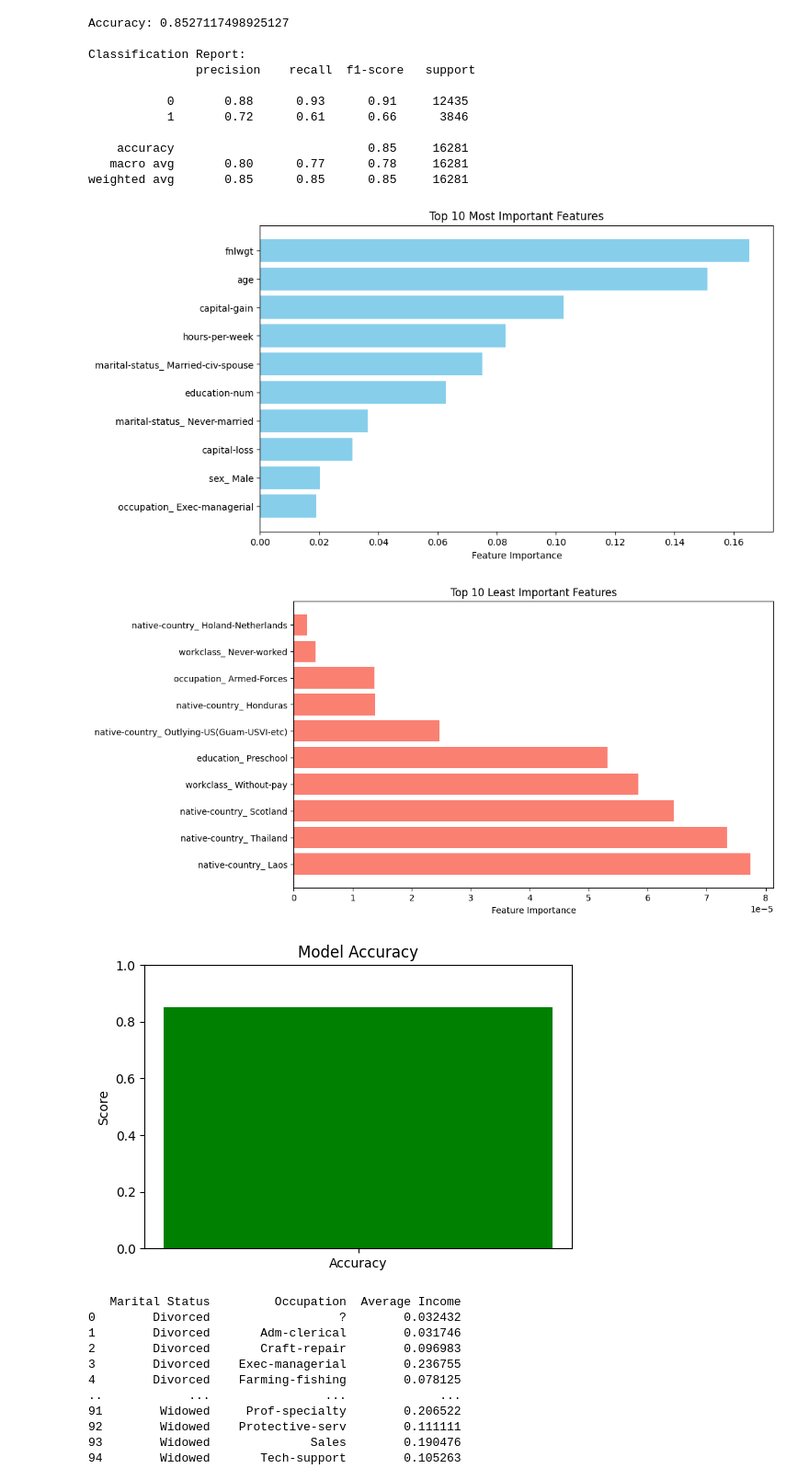
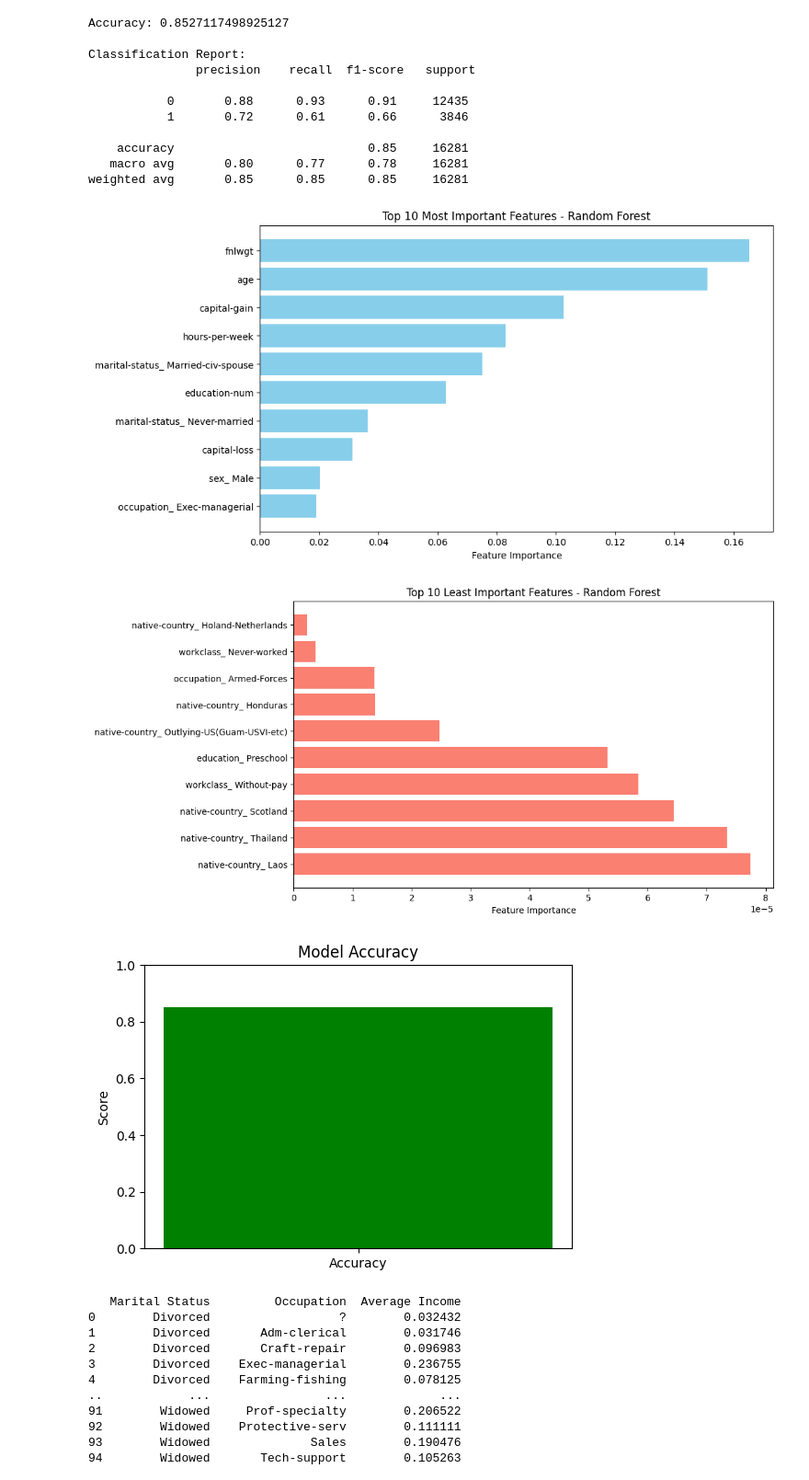
Before and after one commit to avr1/CS6140FinalProject, a Jupyter notebook: src/init.ipynb, the cells around one changed output. Shown at 92% size. Saved outputs shown, nothing was run; the diff lists cells and outputs as text; code cells hidden in the pictures.

Commit message:
followup changes, rerun, renaming of figures

```diff
--- a/src/init.ipynb
+++ b/src/init.ipynb
@@ -101,37 +101,37 @@ import matplotlib.pyplot as plt
 import numpy as np
 
 # Get feature importances from the classifier
 feature_importances = clf.feature_importances_
 
 sorted_indices = np.argsort(feature_importances)[::-1]
 sorted_features = X.columns[sorted_indices]
 sorted_importances = feature_importances[sorted_indices]
 
 # Plot the most important features
 plt.figure(figsize=(10, 6))
 plt.barh(sorted_features[:10][::-1], sorted_importances[:10][::-1], color='skyblue')
 plt.xlabel('Feature Importance')
-plt.title('Top 10 Most Important Features')
+plt.title('Top 10 Most Important Features - Random Forest')
 plt.show()
 
 # Plot the least important features
 plt.figure(figsize=(10, 6))
 plt.barh(sorted_features[-10:], sorted_importances[-10:], color='salmon')
 plt.xlabel('Feature Importance')
-plt.title('Top 10 Least Important Features')
+plt.title('Top 10 Least Important Features - Random Forest')
 plt.show()
 
 # Plot accuracy
 accuracy = accuracy_score(y_test, y_pred)
 plt.figure(figsize=(6, 4))
 plt.bar(['Accuracy'], [accuracy], color='green')
 plt.ylim(0, 1)
 plt.ylabel('Score')
 plt.title('Model Accuracy')
 plt.show()
 # %% [output]
-[figure, old version]
+[figure, new version]
-[figure, old version]
+[figure, new version]
 [figure]
 # %%
 import seaborn as sns
```
